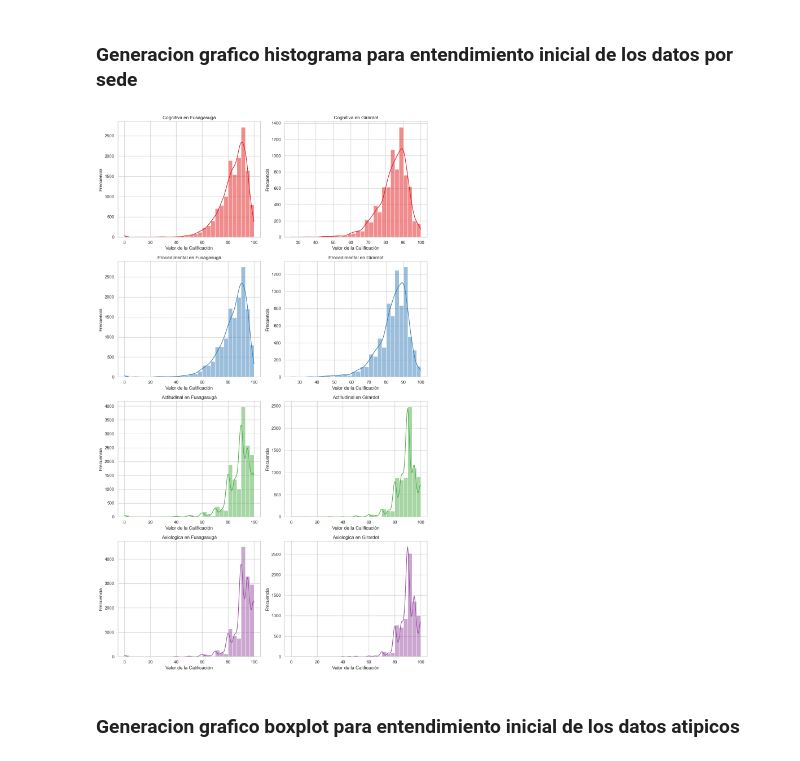
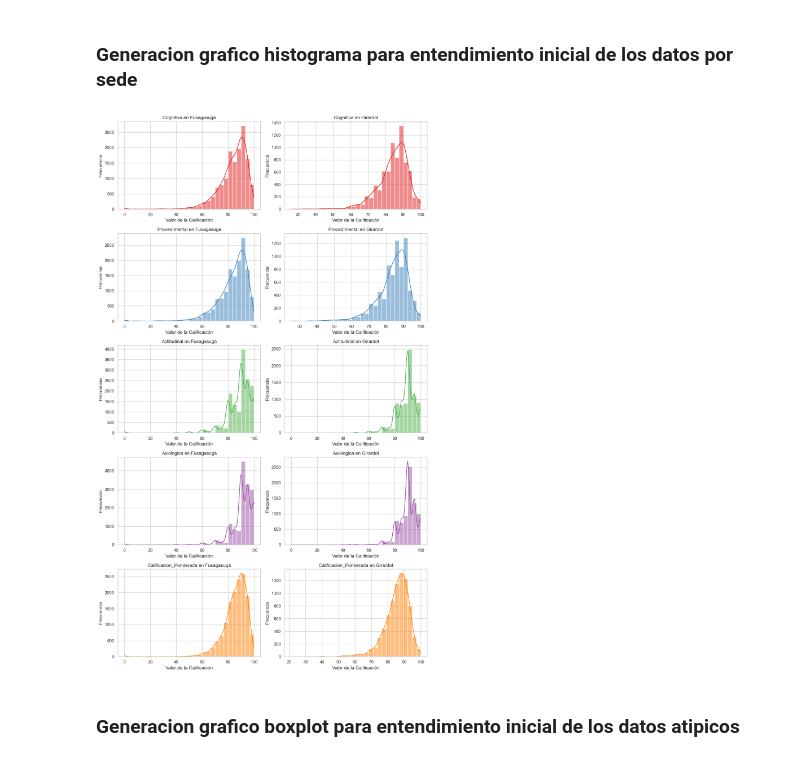
Before and after one commit to didi-gg/formar-innovar, a Jupyter notebook: notebooks/calificaciones_crisp_fase_2.ipynb, the cells around one changed output. Cells and saved outputs as stored; diff of their text form; code cells hidden in the pictures.

```diff
--- a/notebooks/calificaciones_crisp_fase_2.ipynb
+++ b/notebooks/calificaciones_crisp_fase_2.ipynb
@@ -237,3 +242,16 @@ memory usage: 2.2+ MB
+# %%
+pesos = {
+    'Cognitiva': 0.4,      #  peso del 40% para Cognitiva
+    'Procedimental': 0.3,  #  peso del 30% para Procedimental
+    'Actitudinal': 0.2,    #  peso del 20% para Actitudinal
+    'Axiologica': 0.1      #  peso del 10% para Axiológica
+}
+calificaciones_df_trans['Calificacion_Ponderada'] = (
+    calificaciones_df_trans['Cognitiva'] * pesos['Cognitiva'] +
+    calificaciones_df_trans['Procedimental'] * pesos['Procedimental'] +
+    calificaciones_df_trans['Actitudinal'] * pesos['Actitudinal'] +
+    calificaciones_df_trans['Axiologica'] * pesos['Axiologica']
+)
 # %%
 
 calificaciones_df_trans.head()
@@ -287,32 +329,32 @@ calificaciones_df_trans['Grado'] = pd.to_numeric(calificaciones_df_trans['Grado'
 ### Generacion grafico histograma para entendimiento inicial de los datos por sede
 # %%
 def plot_histograms_side_by_side(df1, df2, columnas, location1, location2, palette):
-    fig, axes = plt.subplots(nrows=4, ncols=2, figsize=(12, 20))
+    fig, axes = plt.subplots(nrows=5, ncols=2, figsize=(12, 20))
 
     for i, columna in enumerate(columnas):
         # Gráfico para la primera ubicación (e.g., Fusagasugá)
         sns.histplot(df1[columna], bins=30, kde=True, ax=axes[i, 0], color=palette[i])
         axes[i, 0].set_title(f'{columna} en {location1}')
         axes[i, 0].set_xlabel('Valor de la Calificación')
         axes[i, 0].set_ylabel('Frecuencia')
 
         # Gráfico para la segunda ubicación (e.g., Girardot)
         sns.histplot(df2[columna], bins=30, kde=True, ax=axes[i, 1], color=palette[i])
         axes[i, 1].set_title(f'{columna} en {location2}')
         axes[i, 1].set_xlabel('Valor de la Calificación')
         axes[i, 1].set_ylabel('Frecuencia')
 
     plt.tight_layout()
     plt.show()
 
 # Lista de columnas y paleta de colores
-columnas = ['Cognitiva', 'Procedimental', 'Actitudinal', 'Axiologica']
+columnas = ['Cognitiva', 'Procedimental', 'Actitudinal', 'Axiologica','Calificacion_Ponderada']
 paleta = sns.color_palette("Set1", len(columnas))
 
 # Generar gráficos lado a lado para Fusagasugá y Girardot
 plot_histograms_side_by_side(calificaciones_df_fusa, calificaciones_df_girardot, columnas, 'Fusagasugá', 'Girardot', paleta)
 # %% [output]
-[figure, old version]
+[figure, new version]
 # %% [markdown]
 ### Generacion grafico boxplot para entendimiento inicial de los datos atipicos
 # %%
```
Also changed, not shown: parts of 34 cells of this notebook, 3 other files.
